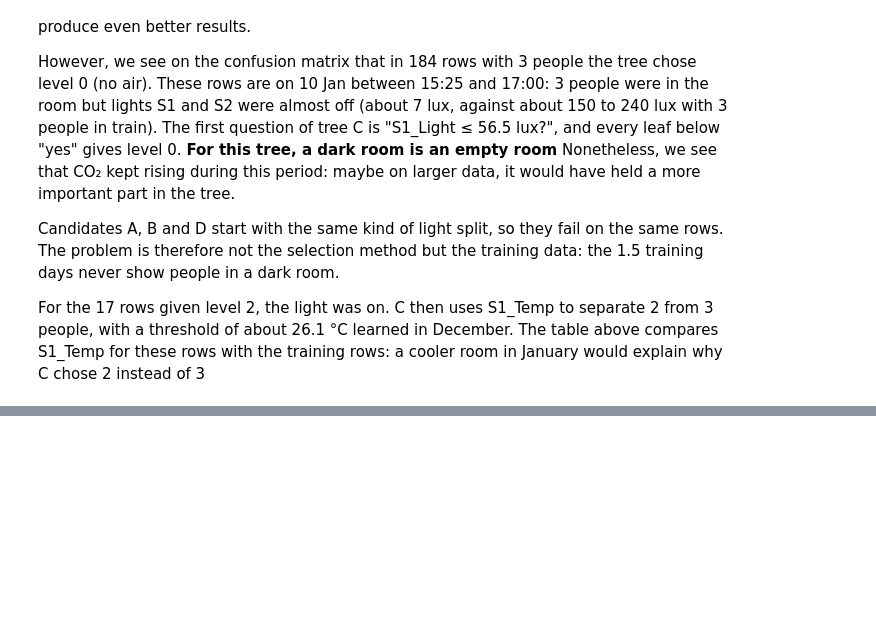
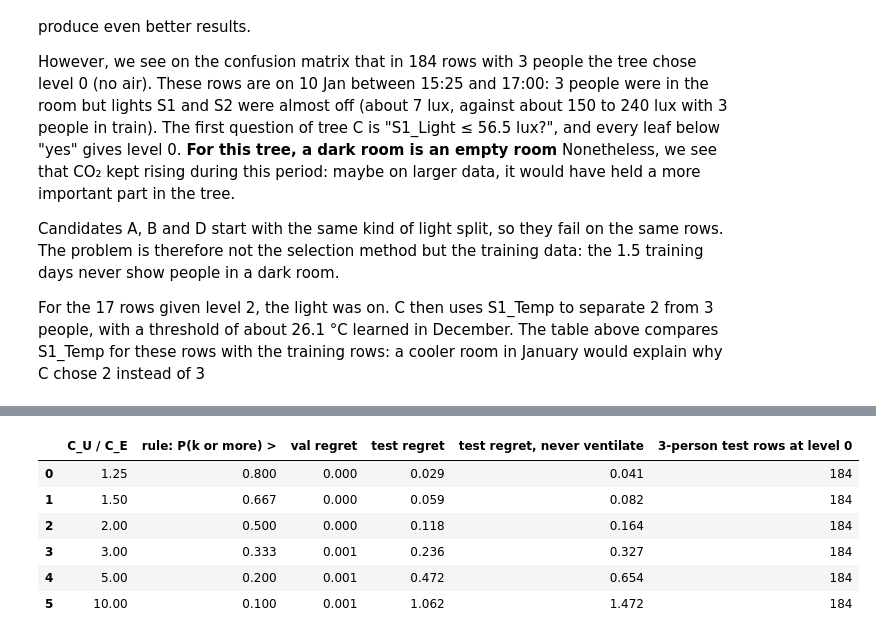
Before and after one commit to Asabourdin/Room_occupancy_prediction, a Jupyter notebook: occupancy_analysis_data.ipynb, the cells around one changed output, grey strips where cells are left out. Cells and saved outputs as stored; diff of their text form; code cells hidden in the pictures; blank space fills up the shorter version.

```diff
--- a/occupancy_analysis_data.ipynb
+++ b/occupancy_analysis_data.ipynb
@@ -963,0 +974,25 @@ For the 17 rows given level 2, the light was on. C then uses S1_Temp to separate
+# %%
+# C's probas
+P_va = tree_proba(final_tree, final_prep(Xva)[final_cols])
+P_te = tree_proba(final_tree, final_prep(Xte)[final_cols])
+
+sens_rows = []
+for c_u in [1.25, 1.5, 2, 3, 5, 10]:
+    L = loss_matrix(c_e=1.0, c_u=c_u)
+    a_va, a_te = action(P_va, L), action(P_te, L)
+    never_te = np.zeros_like(yte)
+    sens_rows.append({"C_U / C_E": c_u,
+                      "rule: P(k or more) >": 1 / c_u,
+                      "val regret": mean_cost(a_va, yva, L) - oracle_cost(yva, L),
+                      "test regret": mean_cost(a_te, yte, L) - oracle_cost(yte, L),
+                      "test regret, never ventilate": mean_cost(never_te, yte, L) - oracle_cost(yte, L),
+                      "3-person test rows at level 0": int(((yte == 3) & (a_te == 0)).sum())})
+pd.DataFrame(sens_rows).round(3)
+# %% [output]
+|  | C_U / C_E | rule: P(k or more) > | val regret | test regret | test regret, never ventilate | 3-person test rows at level 0 |
+| 0 | 1.25 | 0.800 | 0.000 | 0.029 | 0.041 | 184 |
+| 1 | 1.50 | 0.667 | 0.000 | 0.059 | 0.082 | 184 |
+| 2 | 2.00 | 0.500 | 0.000 | 0.118 | 0.164 | 184 |
+| 3 | 3.00 | 0.333 | 0.001 | 0.236 | 0.327 | 184 |
+| 4 | 5.00 | 0.200 | 0.001 | 0.472 | 0.654 | 184 |
+| 5 | 10.00 | 0.100 | 0.001 | 1.062 | 1.472 | 184 |
```
Also changed, not shown: parts of 7 cells of this notebook.
